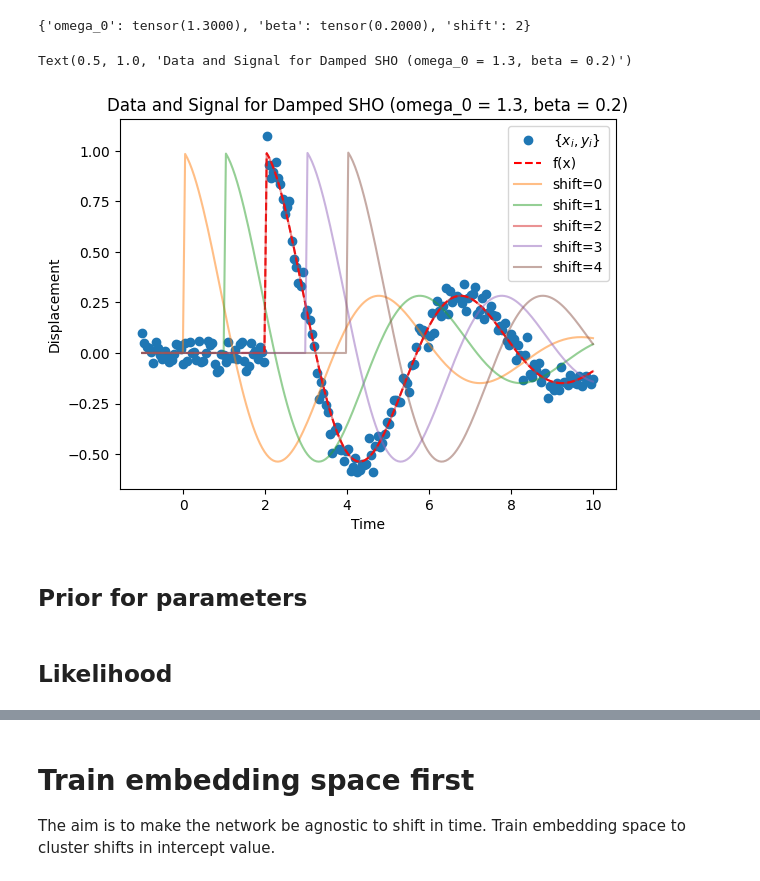
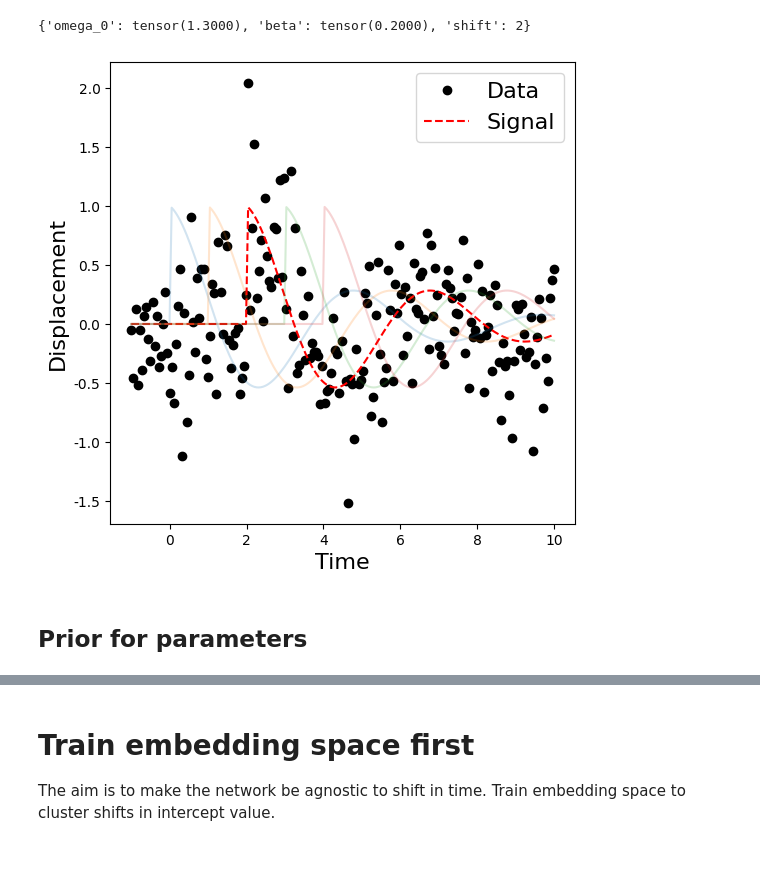
Before and after one commit to ML4GW/summer-projects-2023, a Jupyter notebook: symmetry-informed-flows/notebooks/DampedHarmonicOscillator/damped-harmonic-oscillator-with-similarity-embedding-training.ipynb, the cells around one changed output, grey strips where cells are left out. Saved outputs shown, nothing was run; the diff lists cells and outputs as text; code cells hidden in the pictures.

Commit message:
update sho notebook with neurips plots

```diff
--- a/symmetry-informed-flows/notebooks/DampedHarmonicOscillator/damped-harmonic-oscillator-with-similarity-embedding-training.ipynb
+++ b/symmetry-informed-flows/notebooks/DampedHarmonicOscillator/damped-harmonic-oscillator-with-similarity-embedding-training.ipynb
@@ -64,23 +61,27 @@ print(injection_parameters)
 num_points = 200
 t_vals = np.linspace(-1, 10, num_points)
 # %%
-sigma = 0.05
+sigma = 0.4
 # %%
 data = damped_sho(t_vals, **injection_parameters) + np.random.normal(0, sigma, t_vals.size)
 # %%
-fig, ax = plt.subplots()
-ax.plot(t_vals, data, 'o', label='$\\{x_i, y_i\\}$')
-ax.plot(t_vals, damped_sho(t_vals, **injection_parameters), '--r', label='f(x)')
-for shift in [0, 1, 2, 3, 4]:
+from matplotlib.ticker import FormatStrFormatter
+
+fig, ax = plt.subplots(figsize=(6, 6))
+ax.plot(t_vals, data, 'ko', label=r'Data')
+ax.plot(t_vals, damped_sho(t_vals, **injection_parameters), '--r', label=r'Signal')
+for shift in [0, 1, 3, 4]:
     x_vals = damped_sho(t_vals, omega_0=omega_0, beta=beta, shift=shift)
-    plt.plot(t_vals, x_vals, label=f"{shift=}", alpha = 0.5)
-ax.legend()
-ax.set_xlabel('Time')
-ax.set_ylabel('Displacement')
-plt.title(f"Data and Signal for Damped SHO (omega_0 = {omega_0:.1f}, beta = {beta:.1f})")
+    plt.plot(t_vals, x_vals, alpha = 0.2)
+ax.legend(fontsize=16)
+ax.set_xlabel('Time', fontsize=16)
+ax.set_ylabel('Displacement', fontsize=16)
+ax.yaxis.set_major_formatter(FormatStrFormatter('%.1f'))
+ax.xaxis.set_major_formatter(FormatStrFormatter('%d'))
+plt.savefig('./sho-data.pdf')
+# plt.title(f"Data and Signal for Damped SHO (omega_0 = {omega_0:.1f}, beta = {beta:.1f})")
 # %% [output]
-Text(0.5, 1.0, 'Data and Signal for Damped SHO (omega_0 = 1.3, beta = 0.2)')
-[figure, old version]
+[figure, new version]
 # %%
 import bilby
 from bilby.core.prior import Uniform, DeltaFunction
@@ -92,5 +93,3 @@ priors = dict()
 priors['omega_0'] = Uniform(0.1, 2, name='omega_0', latex_label='$\omega_0$') #np array
 priors['beta'] = Uniform(0, 0.5, name='beta', latex_label='$\\beta$') #np array
 priors['shift'] = Uniform(-4, 4, name='shift', latex_label='$\Delta\;t$')
-# %% [markdown]
-## Likelihood
```
Also changed, not shown: parts of 73 cells of this notebook, 9 other files.
